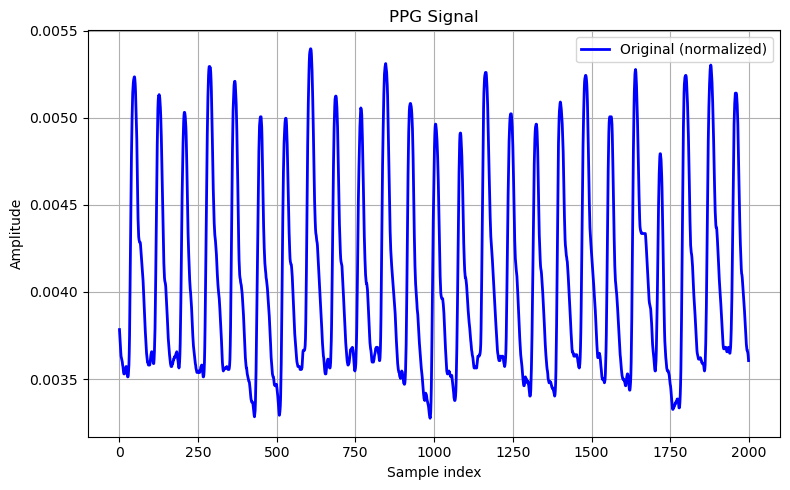
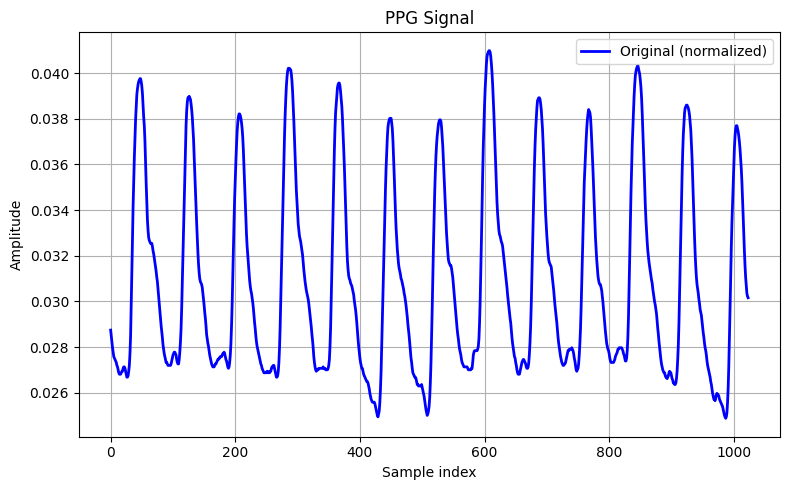
The notebook cell's code change between the first figure and the second:
--- before
+++ after
@@ -1,4 +1,4 @@
 plt.figure(figsize=(8, 5))
-plt.plot(target_f[:2000], label="Original (normalized)", lw=2, color="blue")
+plt.plot(target_f, label="Original (normalized)", lw=2, color="blue")
 
 plt.title(f"PPG Signal")

Commit: update number of all qubits in all notebooks